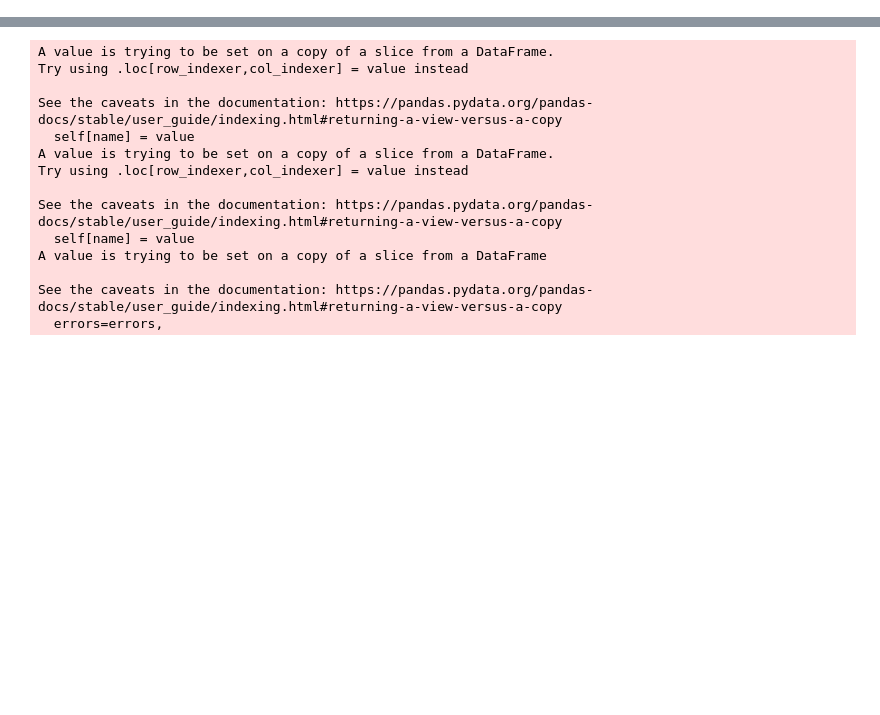
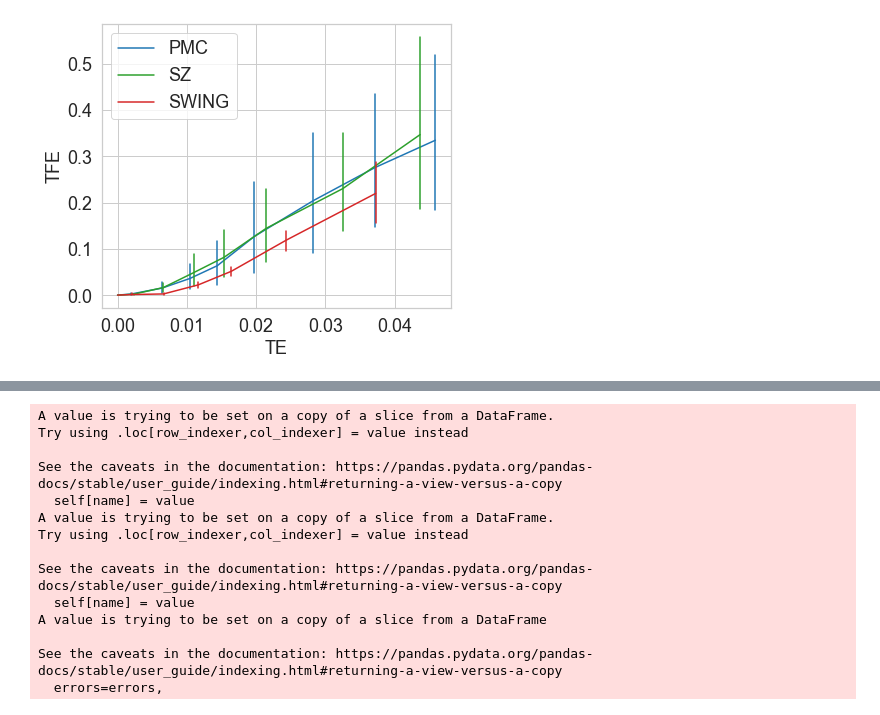
Before and after one commit to cmcuza/EvalImpLSTS, a Jupyter notebook: notebooks/plot_figures.ipynb, the cells around one changed output, grey strips where cells are left out. Saved outputs shown, nothing was run; the diff lists cells and outputs as text; code cells hidden in the pictures; blank space fills up the shorter version.

```diff
--- a/notebooks/plot_figures.ipynb
+++ b/notebooks/plot_figures.ipynb
@@ -239,0 +288,4 @@ transformer_results.csv
+# %%
+plot_te_tfe_from_precomp('ETTM2', 0.05)
+# %% [output]
+[figure, added]
```
Also changed, not shown: parts of 23 cells of this notebook, 19 other files.
